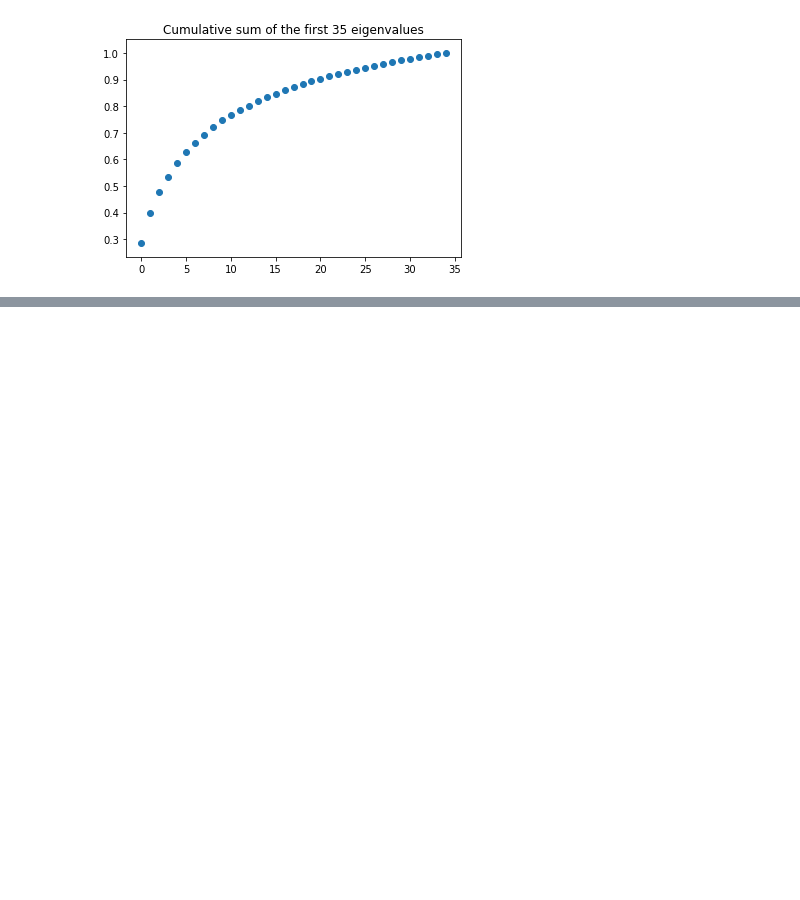
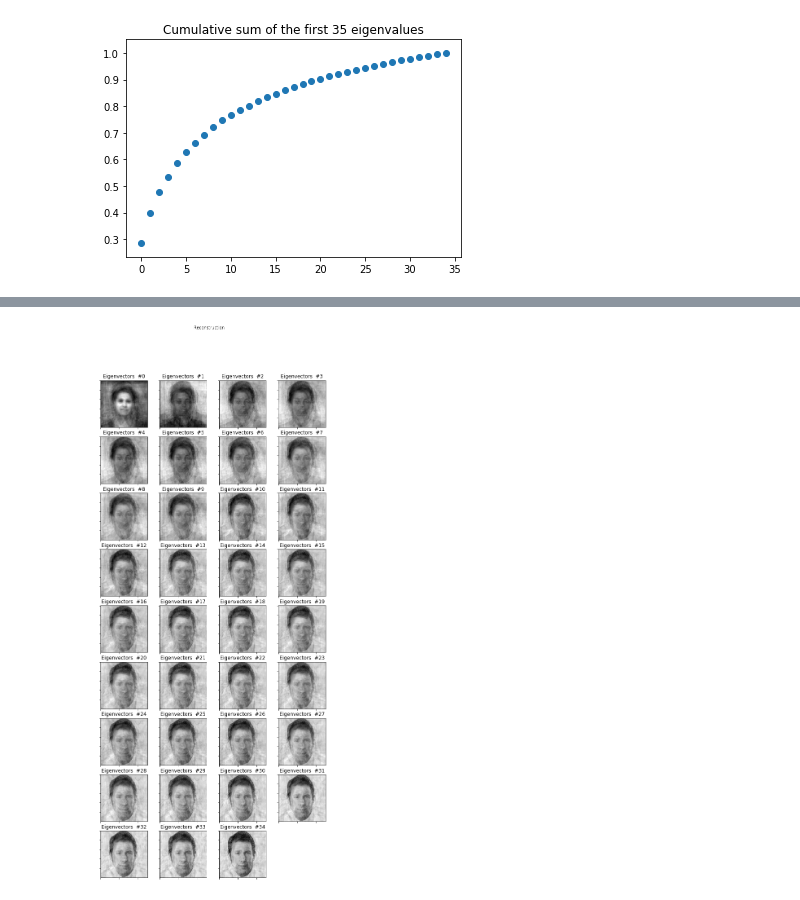
Before and after one commit to LucasTreuke/eigenfaces, a Jupyter notebook: eigenfaces.ipynb, the cells around one changed output, grey strips where cells are left out. Saved outputs shown, nothing was run; the diff lists cells and outputs as text; code cells hidden in the pictures; blank space fills up the shorter version.

```diff
--- a/eigenfaces.ipynb
+++ b/eigenfaces.ipynb
@@ -76,7 +76,7 @@ Numero de arrays dentro cada um desses arrays interiores (tamanho de X[0][0]):
 250
 Ou seja, cada imagem está armazenada como uma lista com 250 'linhas', onde cada linha tem 250 entradas, cada uma correspondente a um pixel da imagem.
 # %%
-def subplot ( title , images , rows , cols , sptitle ="", sptitles =[] , colormap = plt.cm.gray, filename = None, figsize = (10, 10) ):
+def subplot ( title , images , rows , cols , sptitle ="", sptitles =[] , colormap = plt.cm.gray, filename = None, figsize = (10, 10), just_sample=False):
     fig = plt.figure(figsize = figsize)
     # main title
     fig.text (.5 , .95 , title , horizontalalignment ="center")
@@ -148,8 +148,8 @@ subplot ( title ="Images with mean subtracted", images=E, rows =4, cols =4, colo
 [figure]
 # %%
 X = images_as_rows
-m = X.mean(axis =0)
-phi = X - m
+mu = X.mean(axis =0)
+phi = X - mu
 [n,m] = phi.shape
 # %% [markdown]
 A partir dessa matriz vamos montar uma matriz de covariancia $C$, em que reza lenda $C=\phi \phi^T$, e encontrar os autovalores e autovetores dela. Com isso, teremos, pela logica do funcionamento dos autovetores, todo um rolê de PCA aqui que eu não sei nada, e com isso nos sabemos que podemos retirar os autovetores com valores mais altos pois eles possuem maior influencia nas caracteristicas das imagens, e portanto eles são nossas eigenfaces
@@ -287,0 +292,20 @@ plt.show()
+# %%
+def project (W , X , mu):
+    return np.dot (X - mu , W.T)
+def reconstruct (W , Y , mu) :
+    return np.dot (Y , W) + mu
+# %%
+steps =[i for i in range (eigenvectors.shape[0])]
+E = []
+img_to_reconstruct = X[5] #Expecting a vector img
+for i in range (len(steps)):
+    numEvs = steps[i]
+    P = project(eigenvectors[0: numEvs], img_to_reconstruct , mu)
+    R = reconstruct(eigenvectors[0: numEvs], P, mu)
+    # reshape and append to plots
+    R = R.reshape(DEFAULT_SIZE)
+    E.append(np.asarray(R))
+subplot ( title ="Reconstruction", images =E, rows =10, cols =4,
+         sptitle ="Eigenvectors ", sptitles =steps , colormap =plt.cm.gray , filename ="python_pca_reconstruction.png",figsize = (10, 25))
+# %% [output]
+[figure, added]
```
Also changed, not shown: parts of 9 cells of this notebook, 2 other files.
